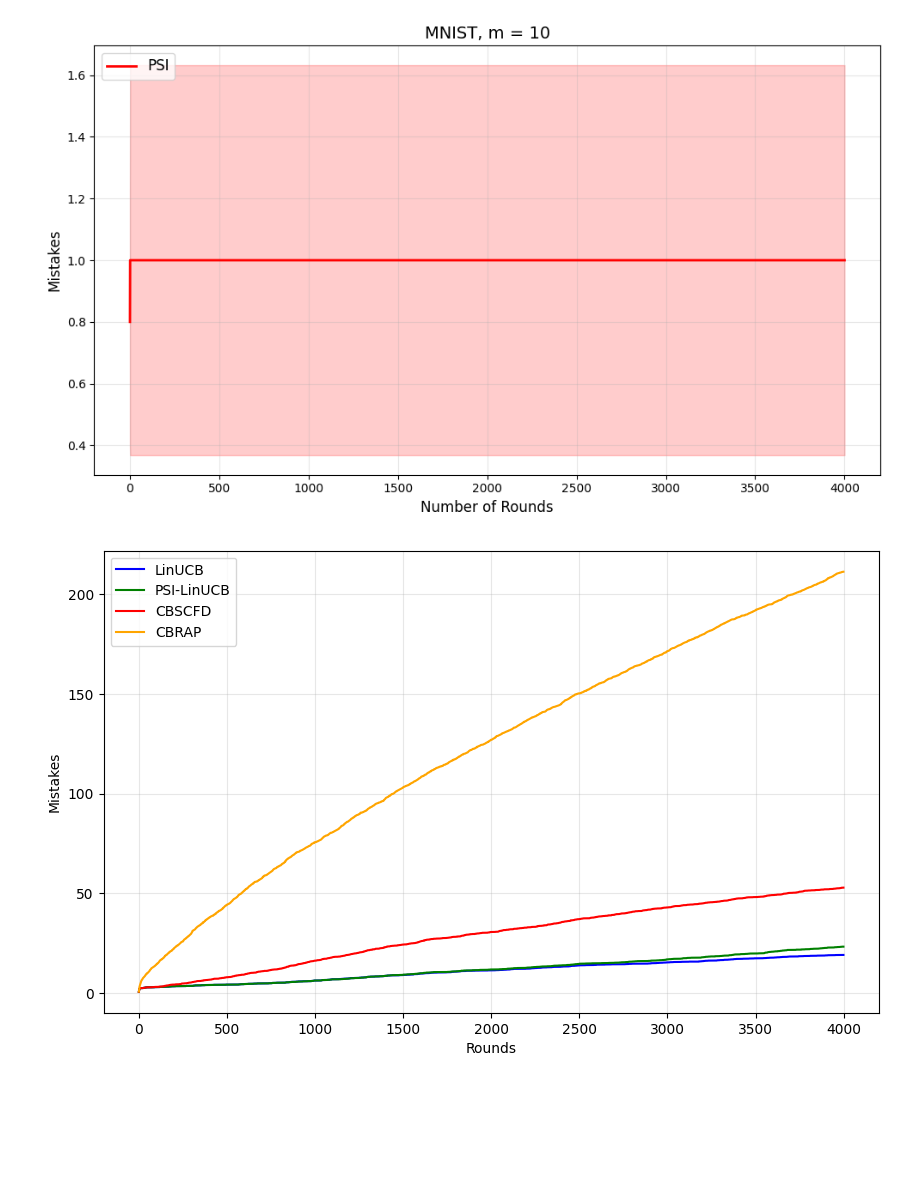
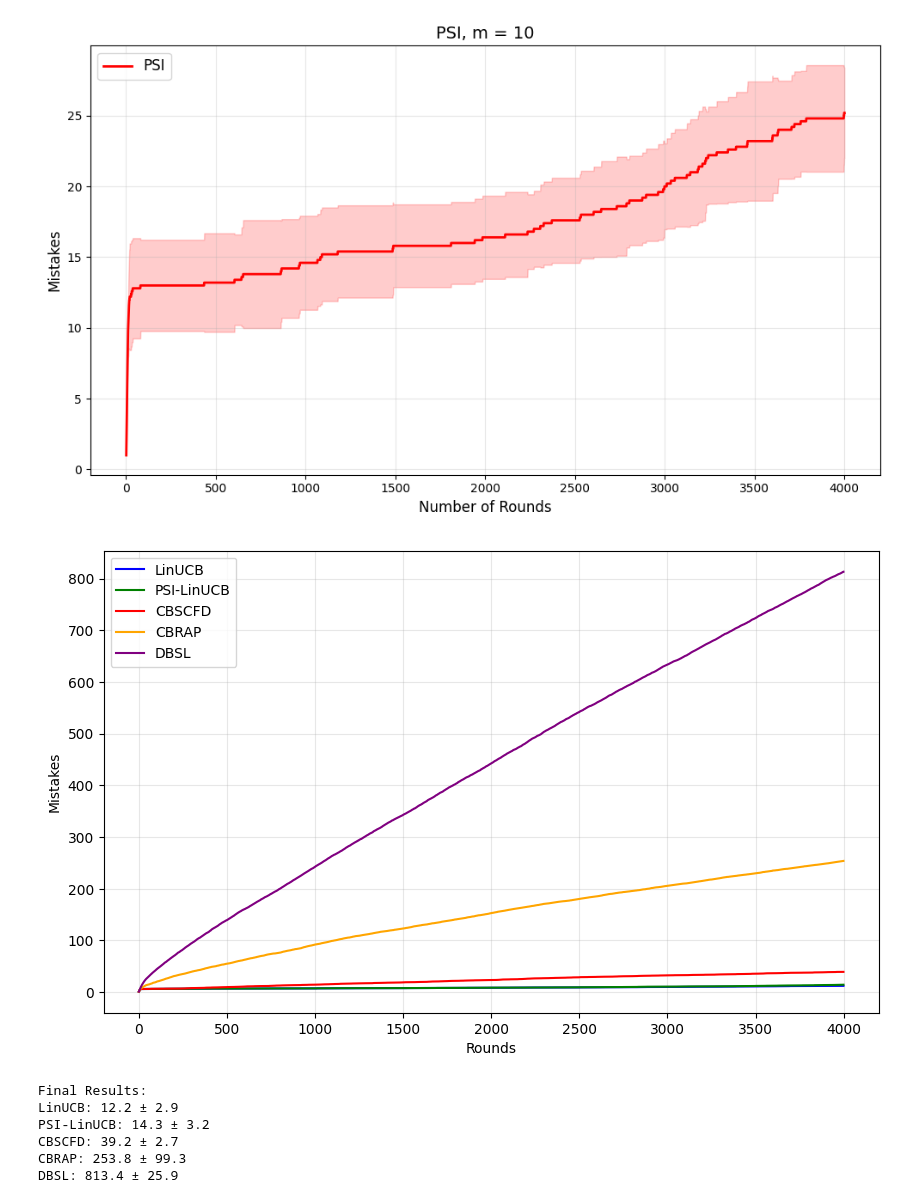
Before and after one commit to ekshustova/PSI_LinUCB, a Jupyter notebook: mnist_experiment.ipynb, the cells around one changed output. Cells and saved outputs as stored; diff of their text form; code cells hidden in the pictures; blank space fills up the shorter version.

```diff
--- a/mnist_experiment.ipynb
+++ b/mnist_experiment.ipynb
@@ -96,7 +31,7 @@ def run_experiment_cbscfd(clusters, T=4000, lambd=0.02, beta=0.01, m=10, seed=0)
 
     np.random.seed(seed)
 
-    env = MNISTBanditEnv(clusters, target_class=0)
+    env = MNISTBanditEnv(clusters, target_class=9)
     bandit = CBSCFD(num_arms=10, lambd=lambd, beta=beta, m=m, d=784)
 
     for t in trange(T):
@@ -106,7 +41,7 @@ def run_experiment_cbscfd(clusters, T=4000, lambd=0.02, beta=0.01, m=10, seed=0)
         reward = env.step(action)
         bandit.update(contexts[action], action, reward)
 
-    return env.cumulative_mistakes,env.cumulative_regrets
+    return env.cumulative_mistakes
 # %%
 T = 4000
 n_runs = 5
@@ -119,7 +54,7 @@ all_mistakes = []
 
 for run in range(n_runs):
     print(f"\nRun {run+1}/{n_runs}")
-    mistakes, regrets = run_experiment_cbscfd(clusters, T=T, lambd=lambd, beta=beta, m=m, seed=run)
+    mistakes = run_experiment_cbscfd(clusters, T=T, lambd=lambd, beta=beta, m=m, seed=run)
     all_mistakes.append(mistakes)
 
 
@@ -161,8 +98,8 @@ def run_experiment_psi(clusters, T=4000, lambd=0.02, beta=0.01, m=10, seed=0):
 
     np.random.seed(seed)
 
-    env = MNISTBanditEnv(clusters, target_class=0)
-    bandit = LinUCBwithPSI_rank1(n_arms=10,d=784, epsilon=lambd, alpha=beta, rank=m)
+    env = MNISTBanditEnv(clusters, target_class=9)
+    bandit = LinUCBwithPSI_rank1(num_arms=10,d=784, epsilon=lambd, alpha=beta, rank=m)
     for t in trange(T):
         contexts = env.get_contexts()
         scores = [bandit.score(contexts[a], a) for a in range(10)]
@@ -170,10 +107,10 @@ def run_experiment_psi(clusters, T=4000, lambd=0.02, beta=0.01, m=10, seed=0):
         reward = env.step(action)
         bandit.update(contexts[action], action, reward)
 
-    return env.cumulative_mistakes,env.cumulative_regrets
+    return env.cumulative_mistakes
 # %%
 T = 4000
-n_runs = 1
+n_runs = 5
 m = 64
 lambd = 1
 beta = 1
@@ -183,7 +120,7 @@ all_mistakes = []
 
 for run in range(n_runs):
     print(f"\nRun {run+1}/{n_runs}")
-    mistakes, regrets = run_experiment_psi(clusters, T=T, lambd=lambd, beta=beta, m=m, seed=run)
+    mistakes = run_experiment_psi(clusters, T=T, lambd=lambd, beta=beta, m=m, seed=run)
     all_mistakes.append(mistakes)
 
 
@@ -199,23 +140,23 @@ num mistakes 23.0
 # %%
 plt.figure(figsize=(10, 6))
 
 rounds = np.arange(1, T + 1)
 
 plt.plot(rounds, mean_mistakes, label='PSI', color='red', linewidth=2)
 plt.fill_between(rounds,
                  mean_mistakes - std_mistakes,
                  mean_mistakes + std_mistakes,
                  alpha=0.2, color='red')
 
 plt.xlabel('Number of Rounds', fontsize=12)
 plt.ylabel('Mistakes', fontsize=12)
-plt.title('MNIST, m = 10', fontsize=14)
+plt.title('PSI, m = 10', fontsize=14)
 plt.legend(fontsize=12)
 plt.grid(True, alpha=0.3)
 plt.tight_layout()
 plt.show()
 # %% [output]
-[figure, old version]
+[figure, new version]
 # %%
 T = 4000
 n_runs = 20
@@ -223,11 +164,18 @@ d = 784
 num_arms = 10
 lambd = epsilon = 1
 beta = alpha = 1
-m = 10
+m = 10 #из статьи
+
 m_cbrap = 10
-rank = 72
 
-results = {name: [] for name in ['LinUCB', 'PSI-LinUCB', 'CBSCFD', 'CBRAP']}
+sketch =50 #из статьи
+eps = 8 #из статьи
+
+rank =96 #96
+
+
+
+results = {name: [] for name in ['LinUCB', 'PSI-LinUCB', 'CBSCFD', 'CBRAP', 'DBSL']}
 
 for run in range(n_runs):
     np.random.seed(run)
@@ -236,46 +184,70 @@ for run in range(n_runs):
     psi = LinUCBwithPSI_rank1(num_arms, d, epsilon, alpha, rank)
     cbscfd = CBSCFD(num_arms, lambd, beta, m, d)
     cbrap = CBRAP(num_arms, d, lambd, beta, m_cbrap)
+    dbsl = DBSL(d, sketch_size=sketch, eps=eps, beta=beta, lmd=lambd, robust=True)
 
-    env_linucb = MNISTBanditEnv(clusters, target_class=0)
-    env_psi = MNISTBanditEnv(clusters, target_class=0)
-    env_cbscfd = MNISTBanditEnv(clusters, target_class=0)
-    env_cbrap = MNISTBanditEnv(clusters, target_class=0)
+    env_linucb = MNISTBanditEnv(clusters, target_class=8)
+    env_psi = MNISTBanditEnv(clusters, target_class=8)
+    env_cbscfd = MNISTBanditEnv(clusters, target_class=8)
+    env_cbrap = MNISTBanditEnv(clusters, target_class=8)
+    env_dbsl = MNISTBanditEnv(clusters, target_class=8)
 
     for t in trange(T):
         contexts = env_linucb.get_contexts()
+
+        #LinUCB
         action = int(np.argmax([linucb.score(contexts[a], a) for a in range(num_arms)]))
         reward = env_linucb.step(action)
         #linucb.append_interaction(contexts[action], action, reward)
         #linucb.batch_update([action])
         linucb.update(contexts[action], action, reward)
-        #print('linucb')
 
+        #PSI-LinUCB
         action = int(np.argmax([psi.score(contexts[a], a) for a in range(num_arms)]))
         reward = env_psi.step(action)
         psi.update(contexts[action], action, reward)
 
+        #CBSCFD
         action = cbscfd.select_arm(contexts)
         reward = env_cbscfd.step(action)
         cbscfd.update(contexts[action], action, reward)
 
+        #CBRAP
         action = int(np.argmax([cbrap.score(contexts[a], a) for a in range(num_arms)]))
         reward = env_cbrap.step(action)
         cbrap.update(contexts[action], action, reward)
+
+        #DBSL
+        def observe(ind, x):
+            return env_dbsl.step(ind)
+        dbsl.fit(contexts, observe)
 
     results['LinUCB'].append(env_linucb.cumulative_mistakes)
     results['PSI-LinUCB'].append(env_psi.cumulative_mistakes)
     results['CBSCFD'].append(env_cbscfd.cumulative_mistakes)
     results['CBRAP'].append(env_cbrap.cumulative_mistakes)
+    results['DBSL'].append(env_dbsl.cumulative_mistakes)
 
 plt.figure(figsize=(10, 6))
-for name, color in [('LinUCB', 'blue'), ('PSI-LinUCB', 'green'), ('CBSCFD', 'red'), ('CBRAP', 'orange')]:
+colors = {'LinUCB': 'blue', 'PSI-LinUCB': 'green', 'CBSCFD': 'red', 'CBRAP': 'orange', 'DBSL': 'purple'}
+for name in results:
     mean = np.mean(results[name], axis=0)
-    plt.plot(mean, label=name, color=color)
+    plt.plot(mean, label=name, color=colors[name])
 plt.xlabel('Rounds')
 plt.ylabel('Mistakes')
 plt.legend()
 plt.grid(True, alpha=0.3)
 plt.show()
+print("\nFinal Results:")
+
+for name in results:
+    arr = np.array(results[name])
+    print(f"{name}: {np.mean(arr[:,-1]):.1f} ± {np.std(arr[:,-1]):.1f}")
 # %% [output]
-[figure, old version]
+[figure, new version]
+Final Results:
+LinUCB: 12.2 ± 2.9
+PSI-LinUCB: 14.3 ± 3.2
+CBSCFD: 39.2 ± 2.7
+CBRAP: 253.8 ± 99.3
+DBSL: 813.4 ± 25.9
```
Also changed, not shown: parts of 10 cells of this notebook, 6 other files.
